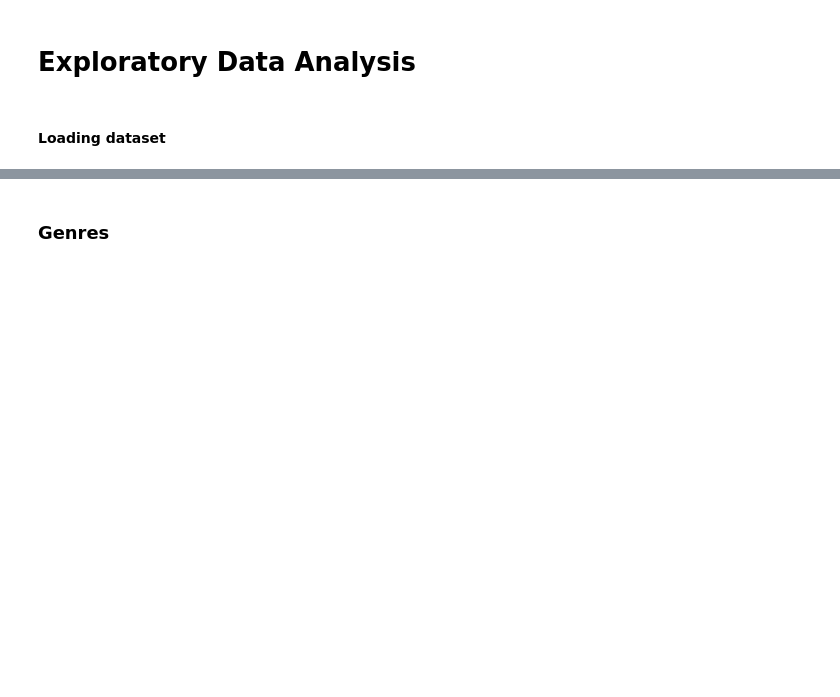
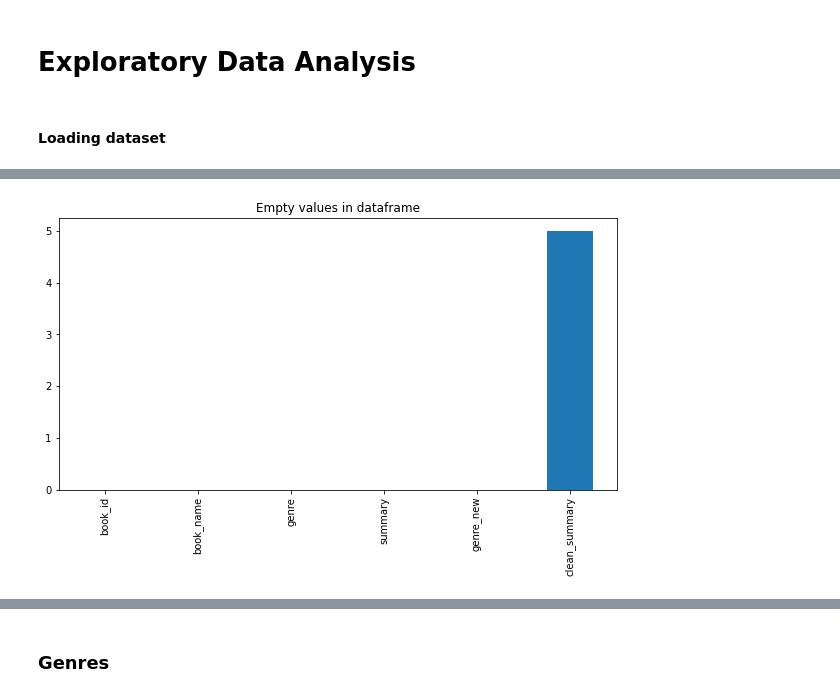
Before and after one commit to peterP1998/BookClassification, a Jupyter notebook: EDA/EDA.ipynb, the cells around one changed output, grey strips where cells are left out. Cells and saved outputs as stored; diff of their text form; code cells hidden in the pictures; blank space fills up the shorter version.

```diff
--- a/EDA/EDA.ipynb
+++ b/EDA/EDA.ipynb
@@ -36,0 +43,7 @@ books.head()
+# %%
+books_df = books.dropna(subset=['genre', 'summary'])
+plt.figure(figsize=(10,5))
+books_df.isna().sum().plot(kind='bar', title='Empty values in dataframe') #There are no empty values in Genres and Summary
+plt.show()
+# %% [output]
+[figure, added]
```
Also changed, not shown: parts of 9 cells of this notebook, 2 other files.
